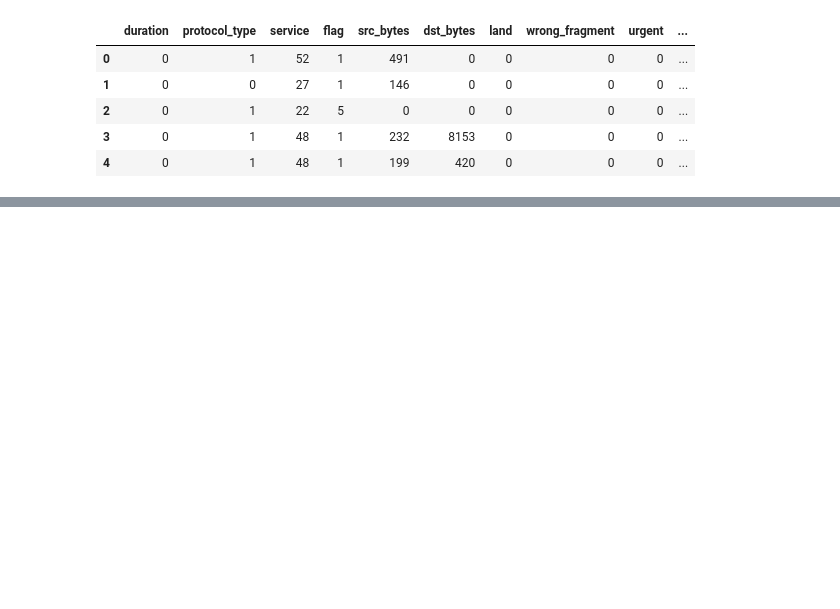
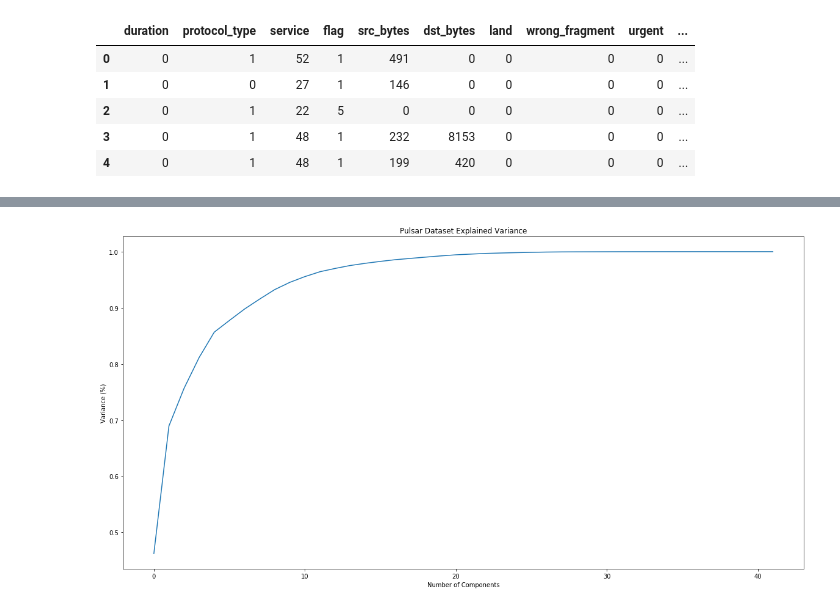
Before and after one commit to hasobi/skripsi, a Jupyter notebook: P_C_A_v3.ipynb, the cells around one changed output, grey strips where cells are left out. Saved outputs shown, nothing was run; the diff lists cells and outputs as text; code cells hidden in the pictures; blank space fills up the shorter version.

```diff
--- a/P_C_A_v3.ipynb
+++ b/P_C_A_v3.ipynb
@@ -212,5 +227,5 @@ data_primary.head()
 # %%
-data_all = data_primary#.drop(columns=['num_packet', 'type_attack'])
+data_all = data#.drop(columns=['num_packet', 'type_attack'])
 # %%
 data_all.head()
 # %% [output]
@@ -227,6 +242,10 @@ array(['normal', 'dos'], dtype=object)
 # %%
-attck_dict={
-    "normal" : 0,
-    "dos" : 1
-}
-data_all.replace(attck_dict, inplace = True)
+# attck_dict={
+#     "normal" : 0,
+#     "dos" : 1,
+#     "probe" : 2,
+#     "r2l" : 3,
+#     "u2r" : 4
+
+# }
+# data_all.replace(attck_dict, inplace = True)
@@ -407,0 +392,2 @@ print(scores)
+# %%
+data_all1 = data_all.drop(columns=['type_attack'])
@@ -407,0 +403,19 @@ print(scores)
+# %%
+## MULAI PCA
+
+scaler = MinMaxScaler(feature_range=[0, 1])
+data_rescaled = scaler.fit_transform(data_all1.iloc[:,:])
+
+#Fitting the PCA algorithm with our Data
+pca = PCA().fit(data_rescaled)
+#Plotting the Cumulative Summation of the Explained Variance
+# plt.figure()
+plt.figure(figsize=(20,10))
+
+plt.plot(np.cumsum(pca.explained_variance_ratio_))
+plt.xlabel('Number of Components')
+plt.ylabel('Variance (%)') #for each component
+plt.title('Pulsar Dataset Explained Variance')
+plt.show()
+# %% [output]
+[figure, added]
```
Also changed, not shown: parts of 109 cells of this notebook.
